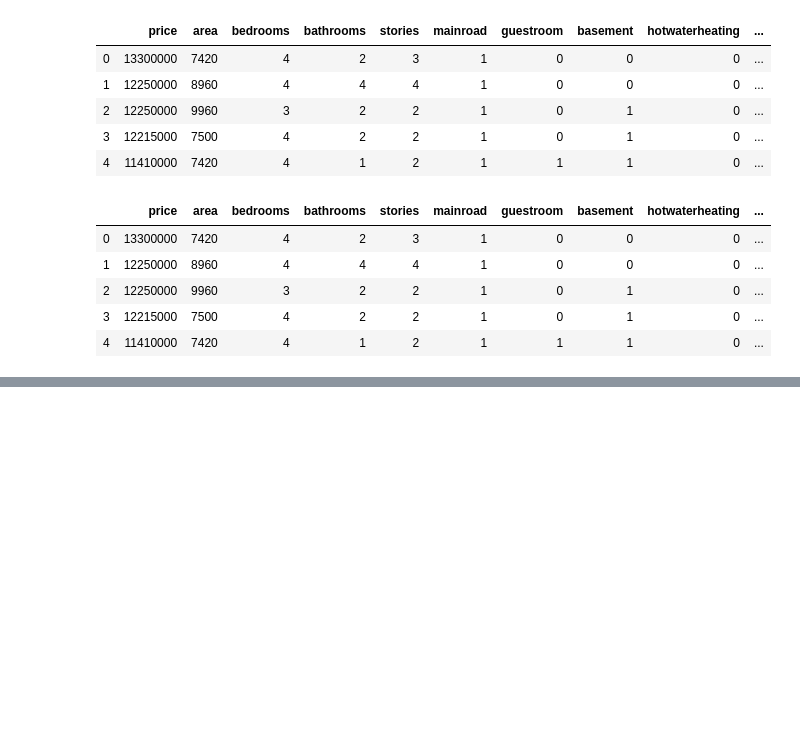
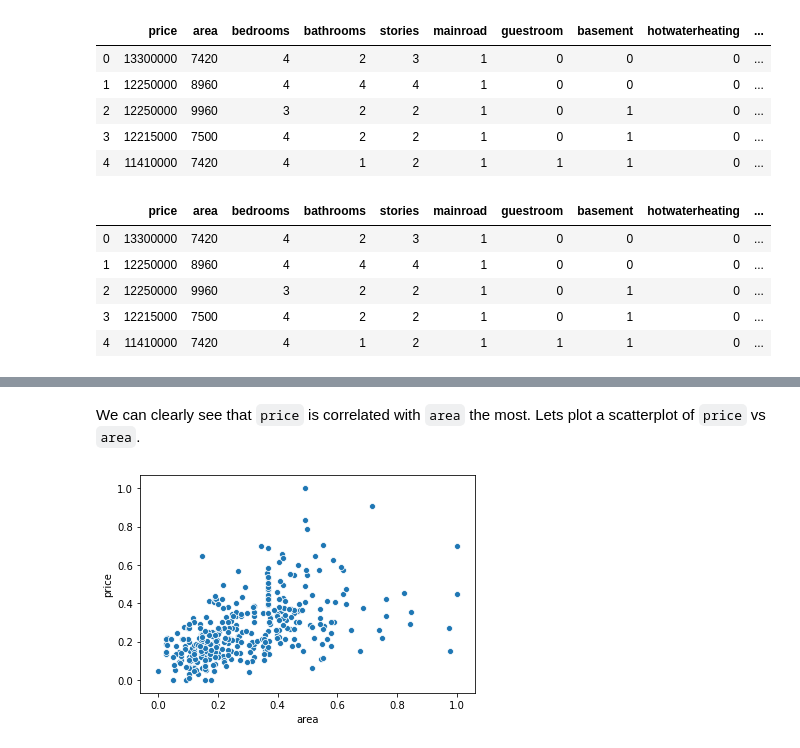
Before and after one commit to raditz2488/AIML, a Jupyter notebook: MultipleLinearRegression/HousePricePrediction/HousePricePrediction.ipynb, the cells around one changed output, grey strips where cells are left out. Cells and saved outputs as stored; diff of their text form; code cells hidden in the pictures; blank space fills up the shorter version.

```diff
--- a/MultipleLinearRegression/HousePricePrediction/HousePricePrediction.ipynb
+++ b/MultipleLinearRegression/HousePricePrediction/HousePricePrediction.ipynb
@@ -158,0 +216,7 @@ housing.head()
+# %% [markdown]
+We can clearly see that `price` is correlated with `area` the most. Lets plot a scatterplot of `price` vs `area`.
+# %%
+sns.scatterplot(x=df_train.area, y=df_train.price)
+plt.show()
+# %% [output]
+[figure, added]
```
Also changed, not shown: parts of 14 cells of this notebook.
